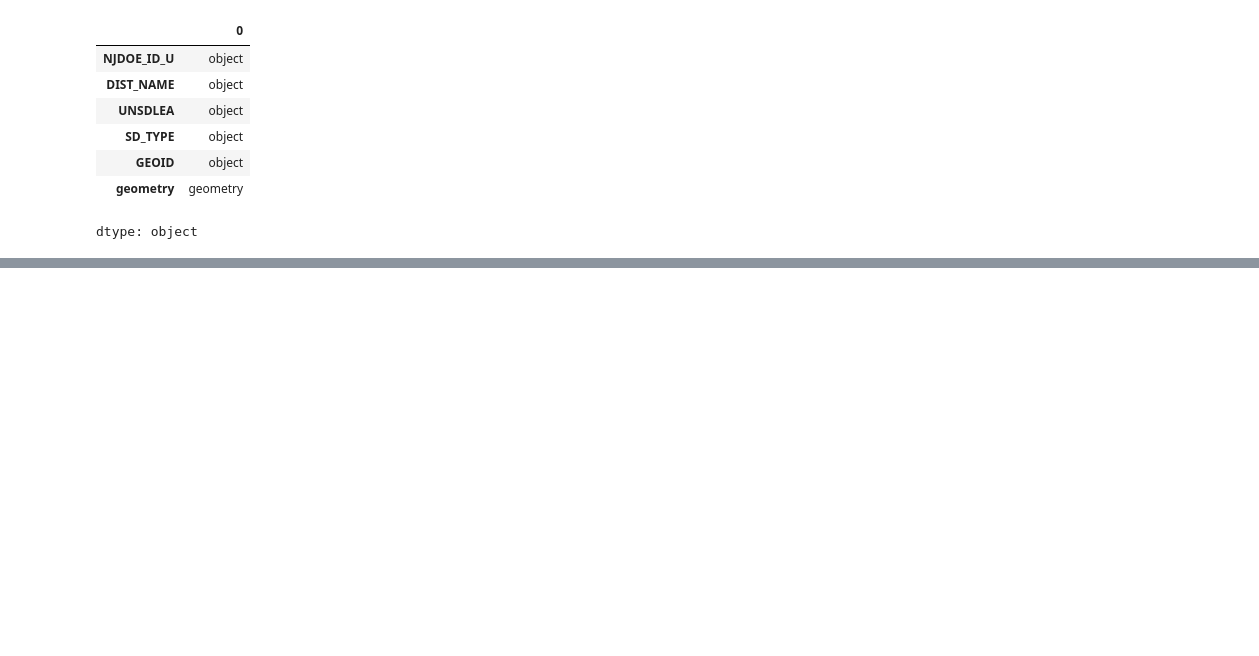
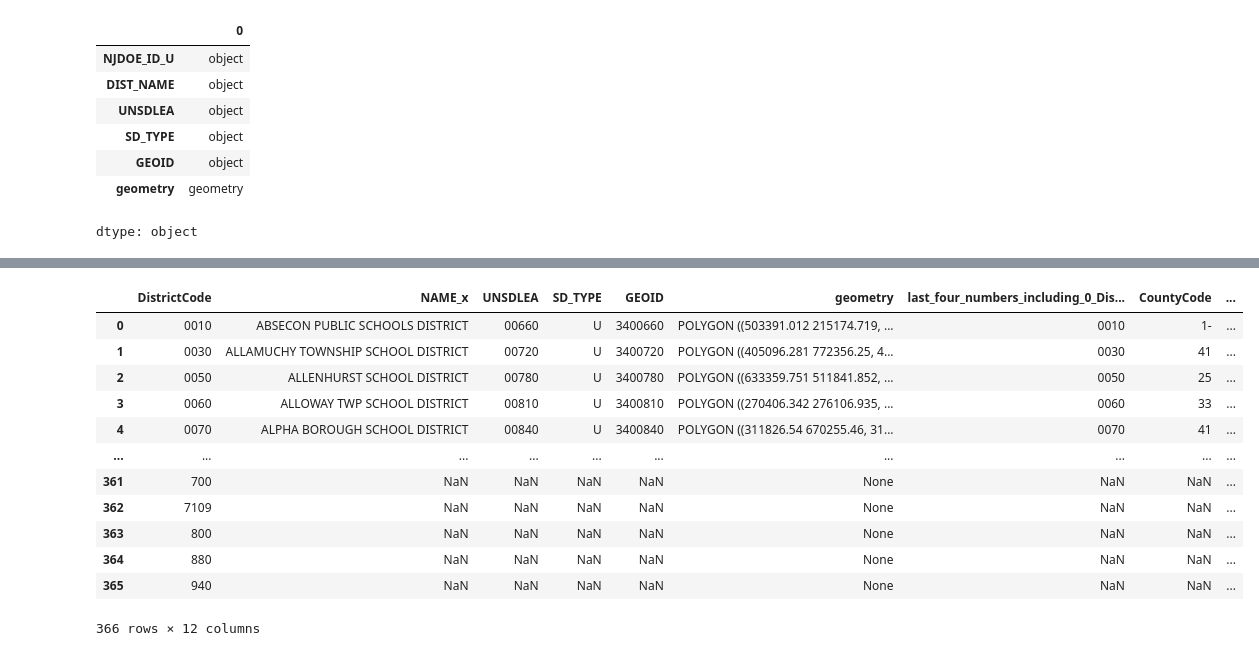
Before and after one commit to MhiyaJ/My-GIS-Stuff, a Jupyter notebook: *PS1- School Districts.ipynb, the cells around one changed output, grey strips where cells are left out. Cells and saved outputs as stored; diff of their text form; code cells hidden in the pictures; blank space fills up the shorter version.

```diff
--- a/*PS1- School Districts.ipynb
+++ b/*PS1- School Districts.ipynb
@@ -86 +76,4 @@ NameError: name 'np' is not defined
+# %%
+#make all upper case
+njSch['District'] = njSch['District'].str.upper()
 # %%
@@ -87,0 +83,4 @@ njSch
+# %%
+#Googled - Splitting columns into 2, Option 3: Split text and numbers using Regular Expressions
+njSch["NJDOE_ID_U"] = njSch["NJDOE_ID_U"].astype(str)
+njSch[["CountyCode", "DistrictCode"]] = njSch["NJDOE_ID_U"].str.extract(r"(\d{2}).*(\d{4})")
@@ -88,4 +108,4 @@ njSch
 # %%
-DisXls=pd.read_excel ('https://github.com/MhiyaJ/My-GIS-Stuff/raw/refs/heads/main/Economically%20Disadvantage%20Youth%202024%20-%202025.xlsx', header = 3)
+DisXls=pd.read_excel ('https://github.com/MhiyaJ/My-GIS-Stuff/raw/refs/heads/main/Economically%20Disadvantage%20Youth.xlsx', header = 3)
 # %%
 DisXls.dtypes
@@ -92,6 +130,5 @@ DisXls.dtypes
 # %%
-DisXls1=DisXls [['CountyName','DistrictCode','DistrictName','Economically Disadvantaged Students']].copy()
-DisXls1.rename(columns={'DistrictName' : 'NAME'}, inplace=True)
-DisXls1['NAME'] = DisXls1['NAME'].str.upper()
-
+DisXls1=DisXls[DisXls['SchoolYear'] =='2024-25'][['CountyName','DistrictCode','DistrictName','Economically Disadvantaged Students']]
+DisXls1.rename(columns={'DistrictName' : 'District'}, inplace=True)
+DisXls1['District'] = DisXls1['District'].str.upper()
 DisXls1
@@ -98,6 +153,22 @@ DisXls1
 # %%
+njSch['DistrictCode'] = njSch['DistrictCode'].astype(str)
+DisXls1['DistrictCode'] = DisXls1['DistrictCode'].astype(str)
 a1 = pd.merge(njSch, DisXls1, left_on='DistrictCode', right_on='DistrictCode', how='outer', indicator=True)
 a1
+# %% [output]
+|  | DistrictCode | NAME_x | UNSDLEA | SD_TYPE | GEOID | geometry | last_four_numbers_including_0_Dis... | CountyCode | ... |
+| 0 | 0010 | ABSECON PUBLIC SCHOOLS DISTRICT | 00660 | U | 3400660 | POLYGON ((503391.012 215174.719, ... | 0010 | 1- | ... |
+| 1 | 0030 | ALLAMUCHY TOWNSHIP SCHOOL DISTRICT | 00720 | U | 3400720 | POLYGON ((405096.281 772356.25, 4... | 0030 | 41 | ... |
+| 2 | 0050 | ALLENHURST SCHOOL DISTRICT | 00780 | U | 3400780 | POLYGON ((633359.751 511841.852, ... | 0050 | 25 | ... |
+| 3 | 0060 | ALLOWAY TWP SCHOOL DISTRICT | 00810 | U | 3400810 | POLYGON ((270406.342 276106.935, ... | 0060 | 33 | ... |
+| 4 | 0070 | ALPHA BOROUGH SCHOOL DISTRICT | 00840 | U | 3400840 | POLYGON ((311826.54 670255.46, 31... | 0070 | 41 | ... |
+| ... | ... | ... | ... | ... | ... | ... | ... | ... | ... |
+| 361 | 700 | NaN | NaN | NaN | NaN | None | NaN | NaN | ... |
+| 362 | 7109 | NaN | NaN | NaN | NaN | None | NaN | NaN | ... |
+| 363 | 800 | NaN | NaN | NaN | NaN | None | NaN | NaN | ... |
+| 364 | 880 | NaN | NaN | NaN | NaN | None | NaN | NaN | ... |
+| 365 | 940 | NaN | NaN | NaN | NaN | None | NaN | NaN | ... |
+366 rows × 12 columns
 # %%
 a1._merge.value_counts()
 # %% [output]
```
Also changed, not shown: parts of 9 cells of this notebook.
